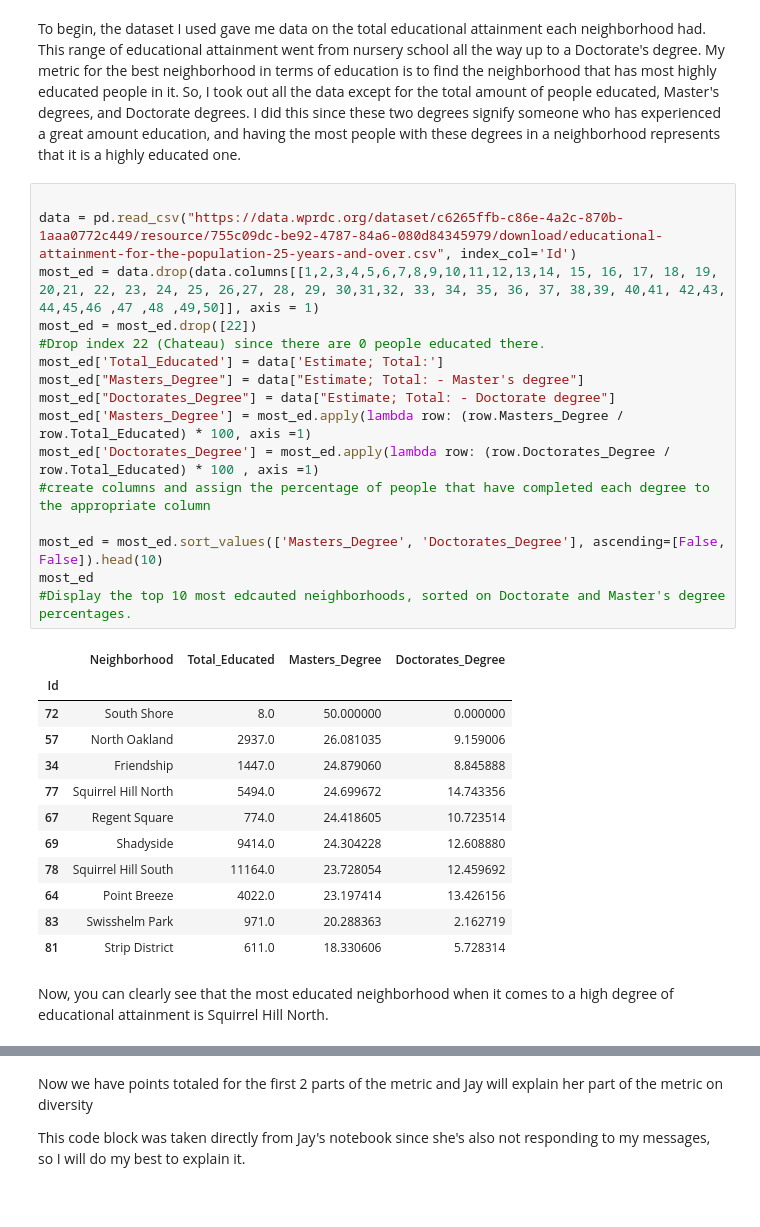
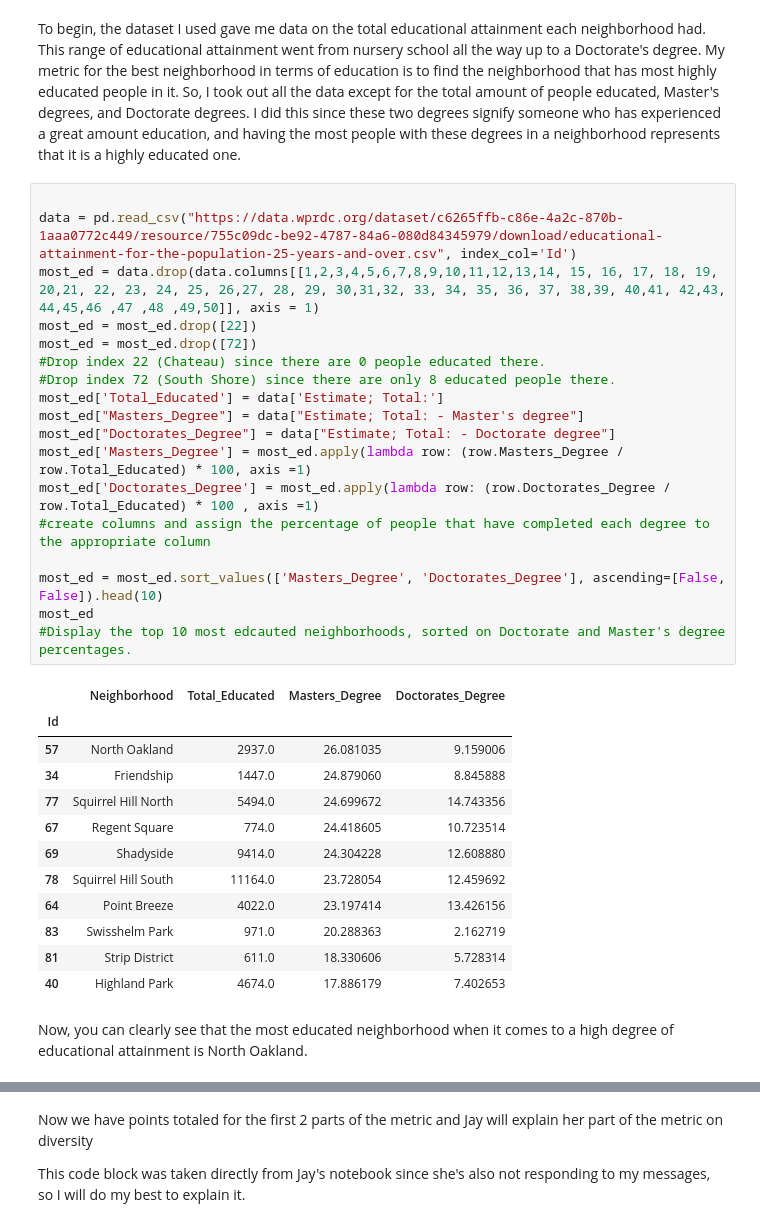
Before and after one commit to JoeyDynoske/Final-Project, a Jupyter notebook: Final-Project.ipynb, the cells around one changed output, grey strips where cells are left out. Saved outputs shown, nothing was run; the diff lists cells and outputs as text.

```diff
--- a/Final-Project.ipynb
+++ b/Final-Project.ipynb
@@ -76,23 +76,24 @@ To begin, the dataset I used gave me data on the total educational attainment ea
 # %%
 
 data = pd.read_csv("https://data.wprdc.org/dataset/c6265ffb-c86e-4a2c-870b-1aaa0772c449/resource/755c09dc-be92-4787-84a6-080d84345979/download/educational-attainment-for-the-population-25-years-and-over.csv", index_col='Id')
 most_ed = data.drop(data.columns[[1,2,3,4,5,6,7,8,9,10,11,12,13,14, 15, 16, 17, 18, 19, 20,21, 22, 23, 24, 25, 26,27, 28, 29, 30,31,32, 33, 34, 35, 36, 37, 38,39, 40,41, 42,43, 44,45,46 ,47 ,48 ,49,50]], axis = 1)
 most_ed = most_ed.drop([22])
+most_ed = most_ed.drop([72])
 #Drop index 22 (Chateau) since there are 0 people educated there.
+#Drop index 72 (South Shore) since there are only 8 educated people there.
 most_ed['Total_Educated'] = data['Estimate; Total:']
 most_ed["Masters_Degree"] = data["Estimate; Total: - Master's degree"]
 most_ed["Doctorates_Degree"] = data["Estimate; Total: - Doctorate degree"]
 most_ed['Masters_Degree'] = most_ed.apply(lambda row: (row.Masters_Degree / row.Total_Educated) * 100, axis =1)
 most_ed['Doctorates_Degree'] = most_ed.apply(lambda row: (row.Doctorates_Degree / row.Total_Educated) * 100 , axis =1)
 #create columns and assign the percentage of people that have completed each degree to the appropriate column
 
 most_ed = most_ed.sort_values(['Masters_Degree', 'Doctorates_Degree'], ascending=[False, False]).head(10)
 most_ed
 #Display the top 10 most edcauted neighborhoods, sorted on Doctorate and Master's degree percentages.
 # %% [output]
 |  | Neighborhood | Total_Educated | Masters_Degree | Doctorates_Degree |
 | Id |  |  |  |  |
-| 72 | South Shore | 8.0 | 50.000000 | 0.000000 |
 | 57 | North Oakland | 2937.0 | 26.081035 | 9.159006 |
 | 34 | Friendship | 1447.0 | 24.879060 | 8.845888 |
 | 77 | Squirrel Hill North | 5494.0 | 24.699672 | 14.743356 |
@@ -102,8 +103,9 @@ most_ed
 | 64 | Point Breeze | 4022.0 | 23.197414 | 13.426156 |
 | 83 | Swisshelm Park | 971.0 | 20.288363 | 2.162719 |
 | 81 | Strip District | 611.0 | 18.330606 | 5.728314 |
+| 40 | Highland Park | 4674.0 | 17.886179 | 7.402653 |
 # %% [markdown]
-Now, you can clearly see that the most educated neighborhood when it comes to a high degree of educational attainment is Squirrel Hill North.
+Now, you can clearly see that the most educated neighborhood when it comes to a high degree of educational attainment is North Oakland.
 # %%
 i=10
 for x, y in most_ed.iterrows():
```
Also changed, not shown: parts of 3 cells of this notebook.
